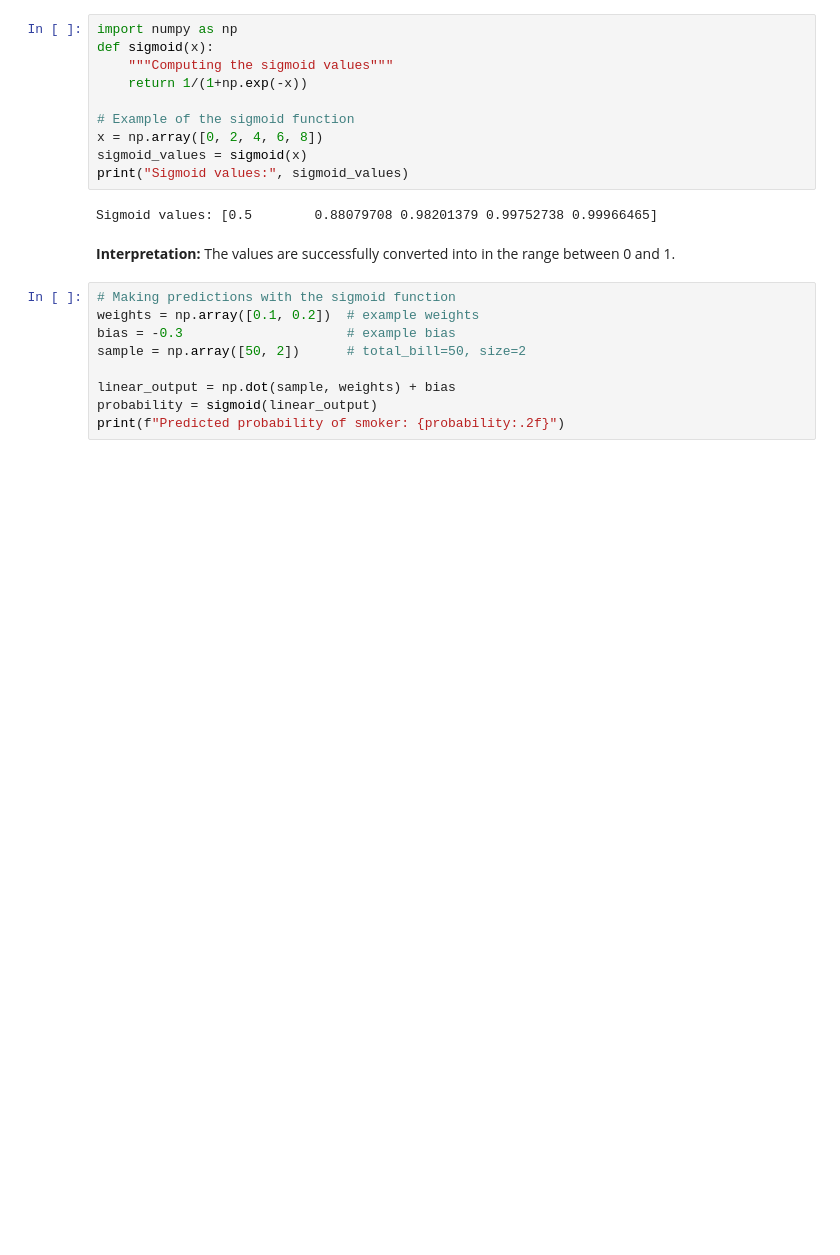
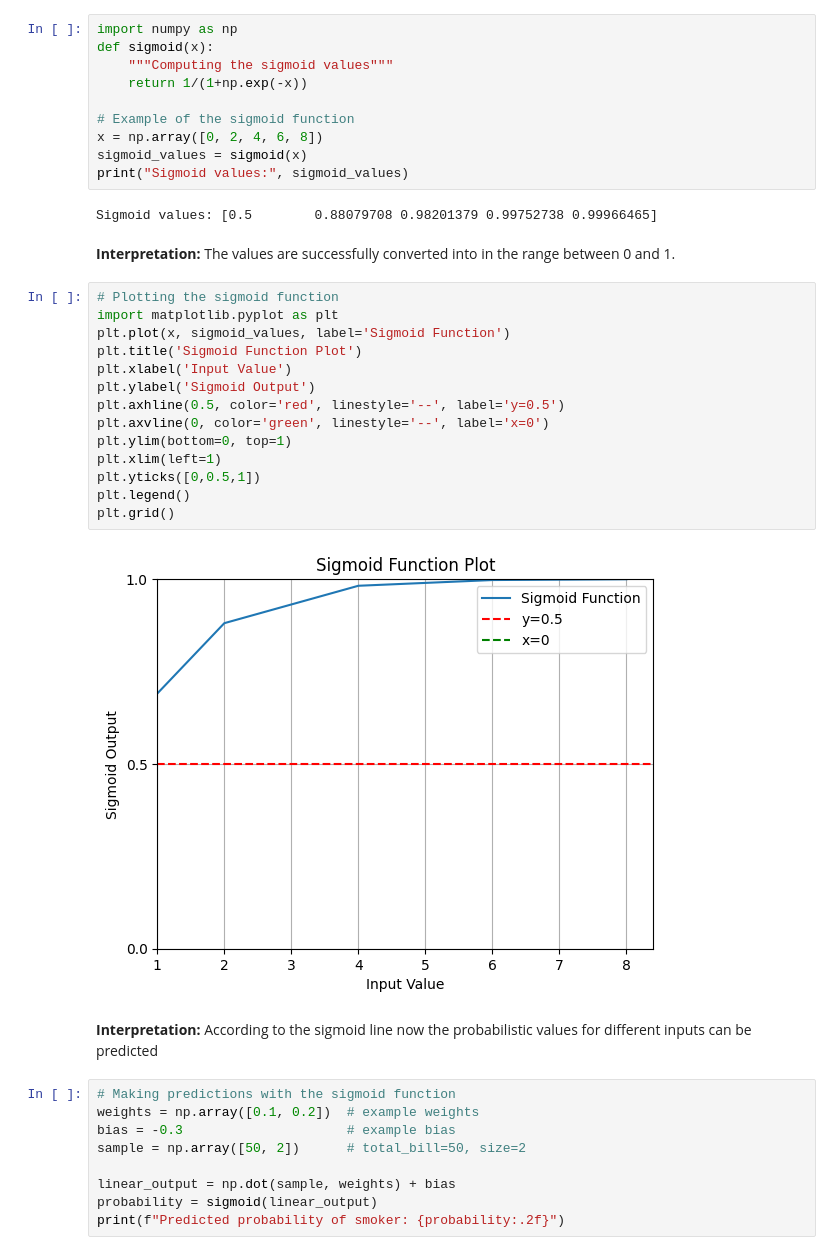
Before and after one commit to SakriyaPyakurel/ML, a Jupyter notebook: supervised_learning/03.ipynb, the cells around one changed output. Saved outputs shown, nothing was run; the diff lists cells and outputs as text; blank space fills up the shorter version.

Commit message:
added plotting of sigmoid line in logistic regression

```diff
--- a/supervised_learning/03.ipynb
+++ b/supervised_learning/03.ipynb
@@ -47,8 +47,26 @@ sigmoid_values = sigmoid(x)
 print("Sigmoid values:", sigmoid_values)
 # %% [output]
 Sigmoid values: [0.5        0.88079708 0.98201379 0.99752738 0.99966465]
+# %% [markdown]
+<b>Interpretation:</b> The values are successfully converted into in the range between 0 and 1.
+# %%
+# Plotting the sigmoid function
+import matplotlib.pyplot as plt
+plt.plot(x, sigmoid_values, label='Sigmoid Function')
+plt.title('Sigmoid Function Plot')
+plt.xlabel('Input Value')
+plt.ylabel('Sigmoid Output')
+plt.axhline(0.5, color='red', linestyle='--', label='y=0.5')
+plt.axvline(0, color='green', linestyle='--', label='x=0')
+plt.ylim(bottom=0, top=1)
+plt.xlim(left=1)
+plt.yticks([0,0.5,1])
+plt.legend()
+plt.grid()
+# %% [output]
+[figure, added]
 # %% [markdown]
-<b>Interpretation:</b> The values are successfully converted into in the range between 0 and 1.
+<b>Interpretation:</b> According to the sigmoid line now the probabilistic values for different inputs can be predicted
 # %%
 # Making predictions with the sigmoid function
 weights = np.array([0.1, 0.2])  # example weights
```
